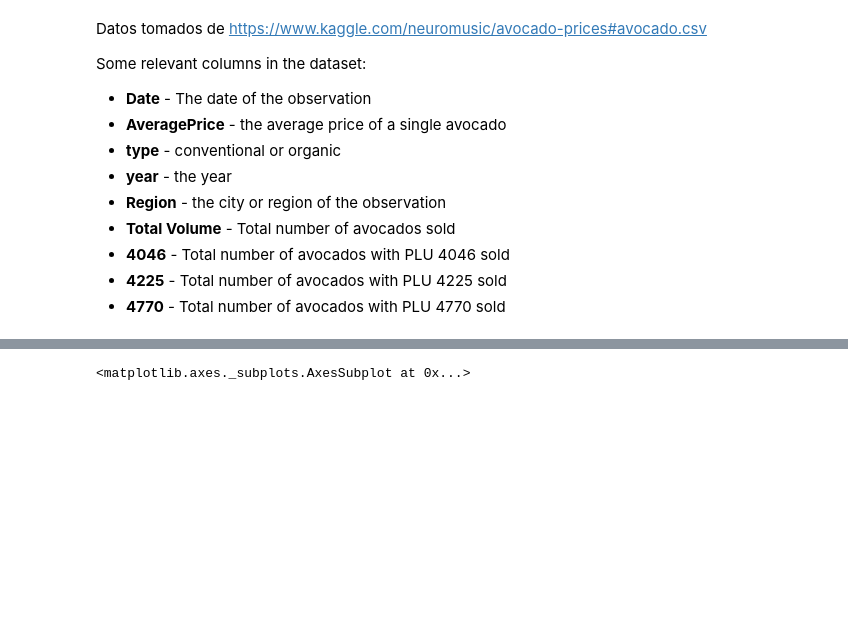
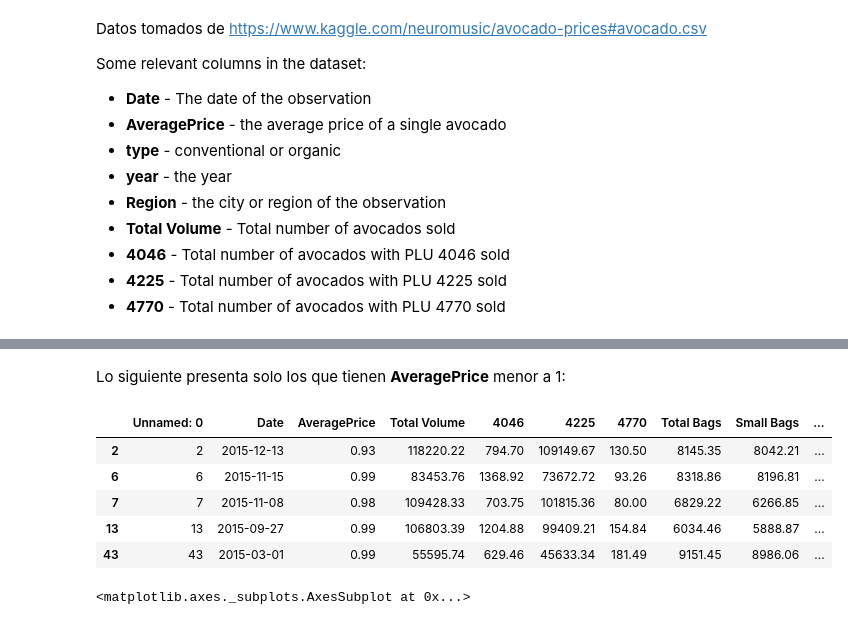
Before and after one commit to napoles-uach/clusters, a Jupyter notebook: CursoNapoles.ipynb, the cells around one changed output, grey strips where cells are left out. Cells and saved outputs as stored; diff of their text form; code cells hidden in the pictures; blank space fills up the shorter version.

```diff
--- a/CursoNapoles.ipynb
+++ b/CursoNapoles.ipynb
@@ -560,3 +708,2 @@ xyzview.show()
 # %%
-import pandas as pd
-df=pd.read_csv('https://raw.githubusercontent.com/napoles-uach/clusters/master/avocado.csv')
+avocado=pd.read_csv('https://raw.githubusercontent.com/napoles-uach/clusters/master/avocado.csv')
@@ -588,3 +733,14 @@ df[:5]
+# %% [markdown]
+Lo siguiente presenta solo los que tienen **AveragePrice** menor a 1:
+# %%
+avocado[avocado.AveragePrice<1].head()
+# %% [output]
+|  | Unnamed: 0 | Date | AveragePrice | Total Volume | 4046 | 4225 | 4770 | Total Bags | Small Bags | ... |
+| 2 | 2 | 2015-12-13 | 0.93 | 118220.22 | 794.70 | 109149.67 | 130.50 | 8145.35 | 8042.21 | ... |
+| 6 | 6 | 2015-11-15 | 0.99 | 83453.76 | 1368.92 | 73672.72 | 93.26 | 8318.86 | 8196.81 | ... |
+| 7 | 7 | 2015-11-08 | 0.98 | 109428.33 | 703.75 | 101815.36 | 80.00 | 6829.22 | 6266.85 | ... |
+| 13 | 13 | 2015-09-27 | 0.99 | 106803.39 | 1204.88 | 99409.21 | 154.84 | 6034.46 | 5888.87 | ... |
+| 43 | 43 | 2015-03-01 | 0.99 | 55595.74 | 629.46 | 45633.34 | 181.49 | 9151.45 | 8986.06 | ... |
 # %%
 import seaborn as sns
 # %%
```
Also changed, not shown: parts of 35 cells of this notebook.
